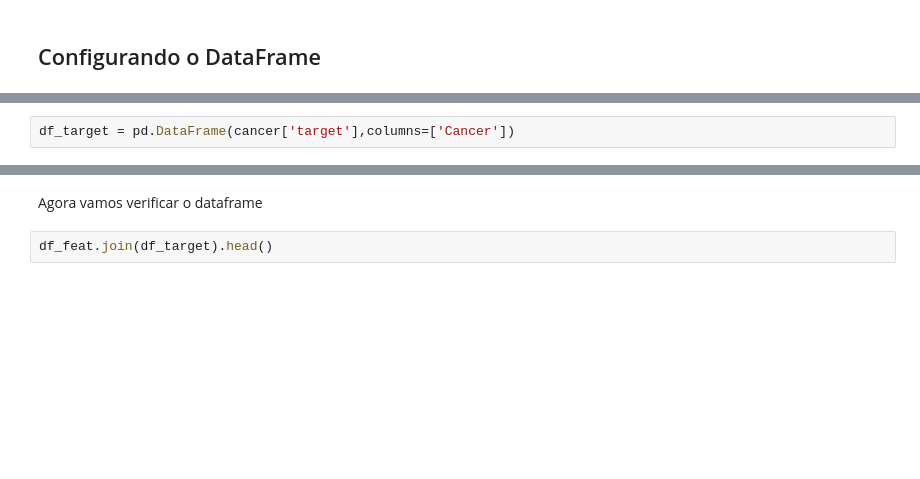
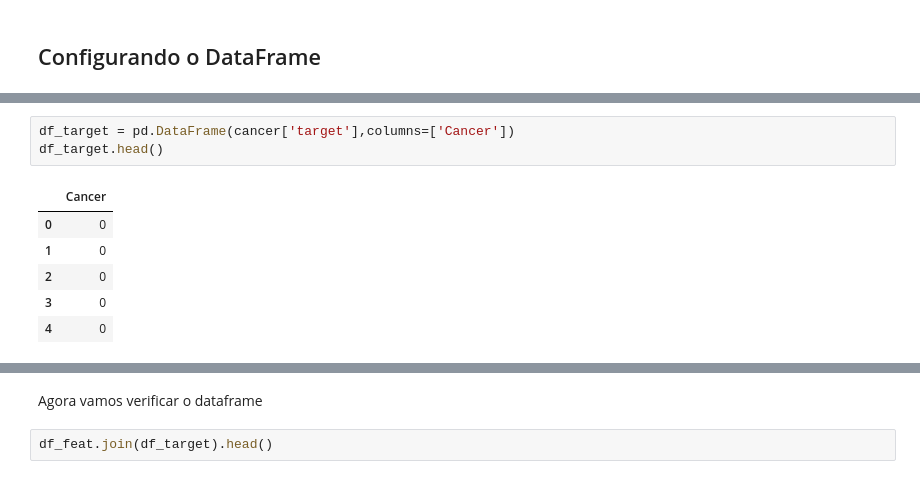
Before and after one commit to marcelodepaoli/16_Support_Vector_Machines, a Jupyter notebook: 01_Support_Vector_Machines_com_Python.ipynb, the cells around one changed output, grey strips where cells are left out. Cells and saved outputs as stored; diff of their text form; blank space fills up the shorter version.

```diff
--- a/01_Support_Vector_Machines_com_Python.ipynb
+++ b/01_Support_Vector_Machines_com_Python.ipynb
@@ -37,2 +114,10 @@ cancer['target']
 # %%
 df_target = pd.DataFrame(cancer['target'],columns=['Cancer'])
+df_target.head()
+# %% [output]
+|  | Cancer |
+| 0 | 0 |
+| 1 | 0 |
+| 2 | 0 |
+| 3 | 0 |
+| 4 | 0 |
```
Also changed, not shown: parts of 19 cells of this notebook.
